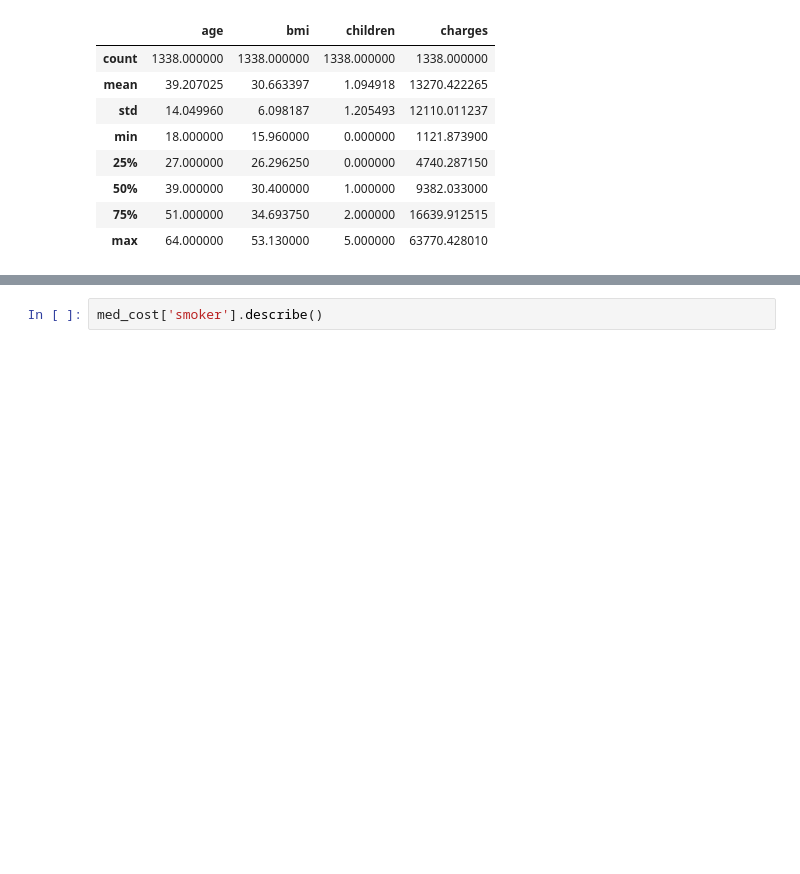
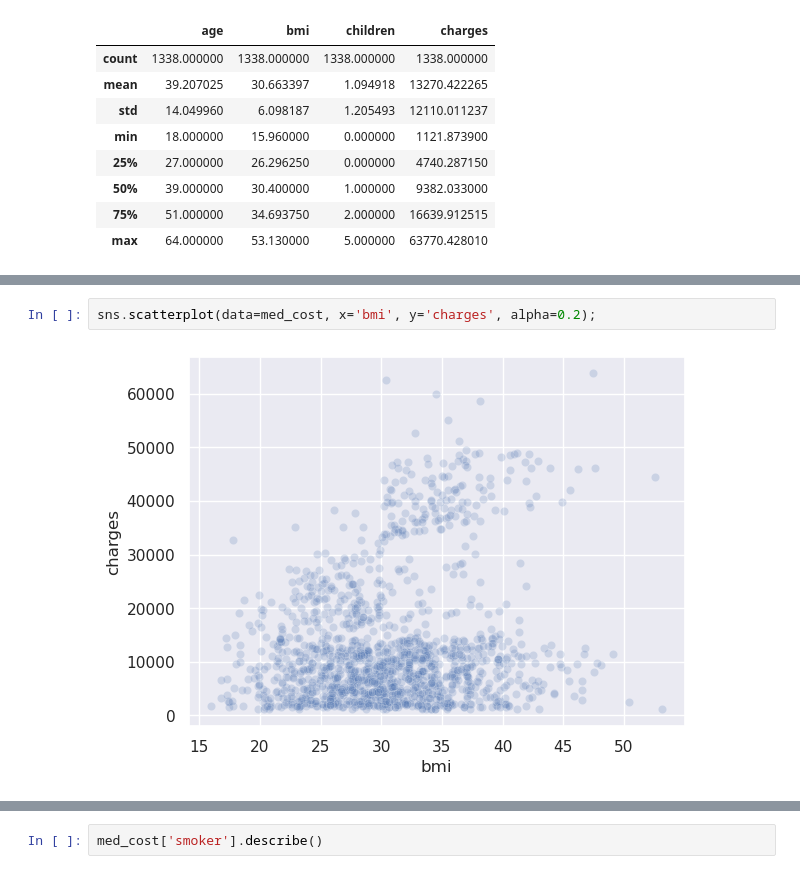
Before and after one commit to Moaaz-Mahmoud/Personal-Medical-Charges-Prediction, a Jupyter notebook: medical_cost_prediction.ipynb, the cells around one changed output, grey strips where cells are left out. Drawn from its saved outputs; the diff is of its cells as text; blank space fills up the shorter version.

```diff
--- a/medical_cost_prediction.ipynb
+++ b/medical_cost_prediction.ipynb
@@ -48,0 +76,4 @@ med_cost.describe()
+# %%
+sns.scatterplot(data=med_cost, x='bmi', y='charges', alpha=0.2);
+# %% [output]
+[figure, added]
```
Also changed, not shown: parts of 23 cells of this notebook.
